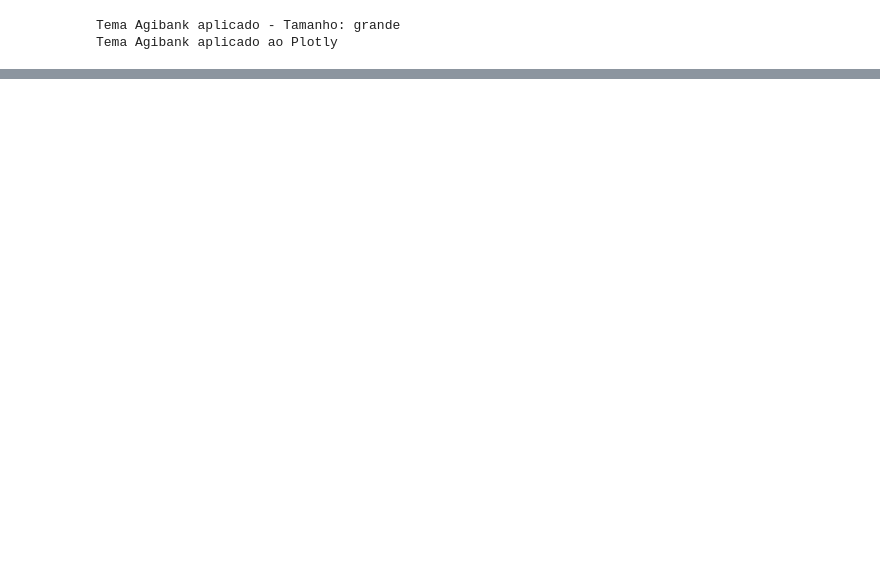
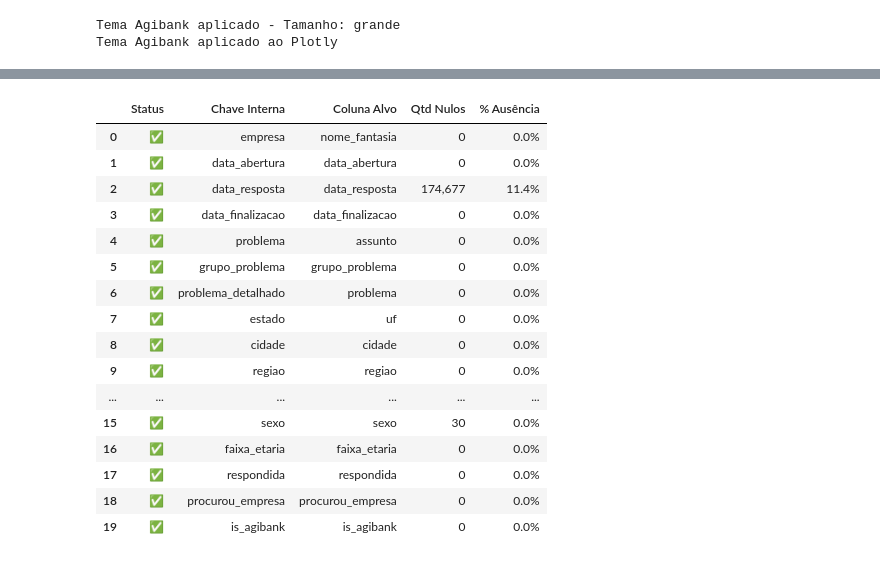
Before and after one commit to afloradda/projeto_mediacao_bancaria, a Jupyter notebook: analises/silver/notebooks_silver/03_analises_terciarias.ipynb, the cells around one changed output, grey strips where cells are left out. Saved outputs shown, nothing was run; the diff lists cells and outputs as text; code cells hidden in the pictures; blank space fills up the shorter version.

```diff
--- a/analises/silver/notebooks_silver/03_analises_terciarias.ipynb
+++ b/analises/silver/notebooks_silver/03_analises_terciarias.ipynb
@@ -132,6 +131,19 @@ Tema Agibank aplicado - Tamanho: medio
 ✅ Todos os módulos importados com sucesso!
 # %%
+# Ignorar alertas desnecessários
 warnings.filterwarnings('ignore')
+
+# Configurações de semente aleatória do NumPy (Reprodutibilidade)
+np.random.seed(42)
+
+# Configurações de exibição do NumPy
+np.set_printoptions(
+    precision=2,        # Casas decimais
+    suppress=True,      # Evitar notação científica (1e-4)
+    linewidth=120,      # Largura da linha no console
+    edgeitems=5,        # Itens mostrados no início/fim de arrays longos
+    threshold=1000      # Limite para resumir arrays grandes
+)
 
 # Configurações de exibição do Pandas
 pd.set_option('display.max_columns', None)
@@ -140,11 +152,14 @@ pd.set_option('display.float_format', '{:.2f}'.format)
 pd.set_option('display.width', None)
 pd.set_option('display.max_colwidth', 50)
 
+# Integração Pandas-NumPy (Opcional: garante compatibilidade de tipos)
+pd.set_option('mode.use_inf_as_na', True)
+
 # Aplicar temas visuais
 aplicar_tema_agibank('grande')  # Matplotlib/Seaborn
 configurar_plotly()              # Plotly
 
-# Configuração do Altair
+# Configurações do Altair
 alt.renderers.enable('default')
 alt.data_transformers.disable_max_rows()
 
@@ -154,6 +169,7 @@ try:
 except:
     pass
 
+# Configurações de salvamento de figuras
 plt.rcParams['savefig.dpi'] = 300
 plt.rcParams['savefig.bbox'] = 'tight'
 # %% [output]
@@ -278,0 +501,53 @@ FILTRAGEM DO SETOR FINANCEIRO
+# %%
+# 1. Verificação de Existência (Operação de Conjunto Vetorizada)
+# Retorna array booleano [True, True, False...] indicando se a coluna alvo existe no DF
+
+mask_existencia = np.isin(cols_target_arr, cols_existentes_arr)
+
+# 2. Função Otimizada para Cálculo de Nulos
+# Definimos uma função que recebe o NOME da coluna e retorna a qtd de nulos
+
+def calc_nulos(col_name):
+    if col_name in df_financeiro_br.columns:
+        # Usa values (numpy array subjacente) para contar nulos rapidamente
+        return pd.isnull(df_financeiro_br[col_name].values).sum()
+    return -1 # Código para 'coluna não encontrada'
+
+# Vetorizamos a função para aplicar no array de nomes de colunas
+
+v_calc_nulos = np.vectorize(calc_nulos)
+
+# 3. Execução dos Cálculos
+
+total_linhas = len(df_financeiro_br)
+qtd_nulos_arr = v_calc_nulos(cols_target_arr)
+
+# Cálculo de percentuais (onde a coluna existe)
+# np.where evita divisão por zero ou cálculos em colunas inexistentes
+
+pct_nulos_arr = np.where(
+    mask_existencia,
+    (qtd_nulos_arr / total_linhas) * 100,
+    100.0 # Se não existe, consideramos 100% ausente
+)
+
+# 4. Montagem do Relatório Visual
+# Usamos np.column_stack para juntar os arrays em uma matriz de dados
+
+status_icones = np.where(mask_existencia, '✅', '❌')
+
+df_relatorio_numpy = pd.DataFrame({
+    'Status': status_icones,
+    'Chave Interna': keys_arr,
+    'Coluna Alvo': cols_target_arr,
+    'Qtd Nulos': np.where(qtd_nulos_arr == -1, total_linhas, qtd_nulos_arr),
+    '% Ausência': pct_nulos_arr
+})
+
+print("\nRELATÓRIO DE INTEGRIDADE (PROCESSAMENTO VETORIZADO):")
+display(
+    df_relatorio_numpy.style
+    .format({'% Ausência': '{:.1f}%', 'Qtd Nulos': '{:,}'})
+    .background_gradient(cmap='RdYlGn_r', subset=['% Ausência'])
+)
+# %% [output]
@@ -278,0 +555,17 @@ FILTRAGEM DO SETOR FINANCEIRO
+|  | Status | Chave Interna | Coluna Alvo | Qtd Nulos | % Ausência |
+| 0 | ✅ | empresa | nome_fantasia | 0 | 0.0% |
+| 1 | ✅ | data_abertura | data_abertura | 0 | 0.0% |
+| 2 | ✅ | data_resposta | data_resposta | 174,677 | 11.4% |
+| 3 | ✅ | data_finalizacao | data_finalizacao | 0 | 0.0% |
+| 4 | ✅ | problema | assunto | 0 | 0.0% |
+| 5 | ✅ | grupo_problema | grupo_problema | 0 | 0.0% |
+| 6 | ✅ | problema_detalhado | problema | 0 | 0.0% |
+| 7 | ✅ | estado | uf | 0 | 0.0% |
+| 8 | ✅ | cidade | cidade | 0 | 0.0% |
+| 9 | ✅ | regiao | regiao | 0 | 0.0% |
+| ... | ... | ... | ... | ... | ... |
+| 15 | ✅ | sexo | sexo | 30 | 0.0% |
+| 16 | ✅ | faixa_etaria | faixa_etaria | 0 | 0.0% |
+| 17 | ✅ | respondida | respondida | 0 | 0.0% |
+| 18 | ✅ | procurou_empresa | procurou_empresa | 0 | 0.0% |
+| 19 | ✅ | is_agibank | is_agibank | 0 | 0.0% |
```
Also changed, not shown: parts of 35 cells of this notebook, 2 other files.
